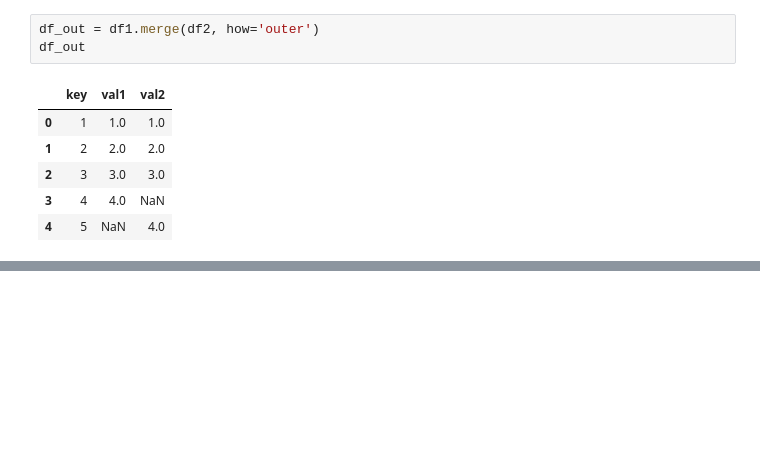
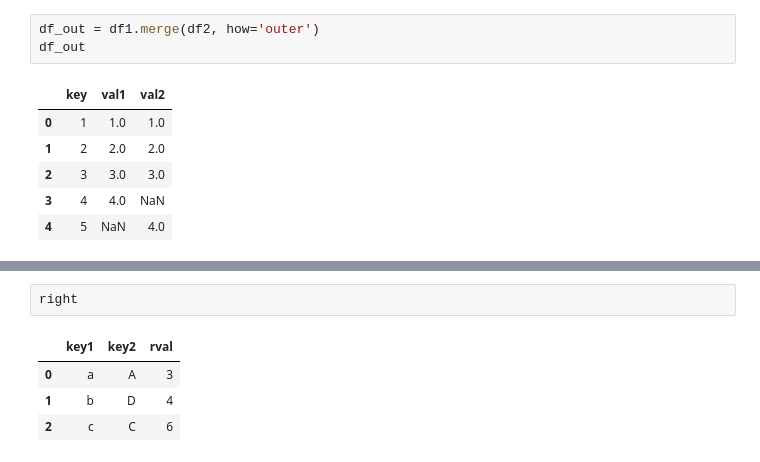
Before and after one commit to Bornatch/EPFL, a Jupyter notebook: ML/Cours2/02_04_Manipulating the data.pynb.ipynb, the cells around one changed output, grey strips where cells are left out. Drawn from its saved outputs; the diff is of its cells as text; blank space fills up the shorter version.

```diff
--- a/ML/Cours2/02_04_Manipulating the data.pynb.ipynb
+++ b/ML/Cours2/02_04_Manipulating the data.pynb.ipynb
@@ -255,0 +273,7 @@ df_out
+# %%
+right
+# %% [output]
+|  | key1 | key2 | rval |
+| 0 | a | A | 3 |
+| 1 | b | D | 4 |
+| 2 | c | C | 6 |
```
Also changed, not shown: parts of 11 cells of this notebook, 1 other file.
